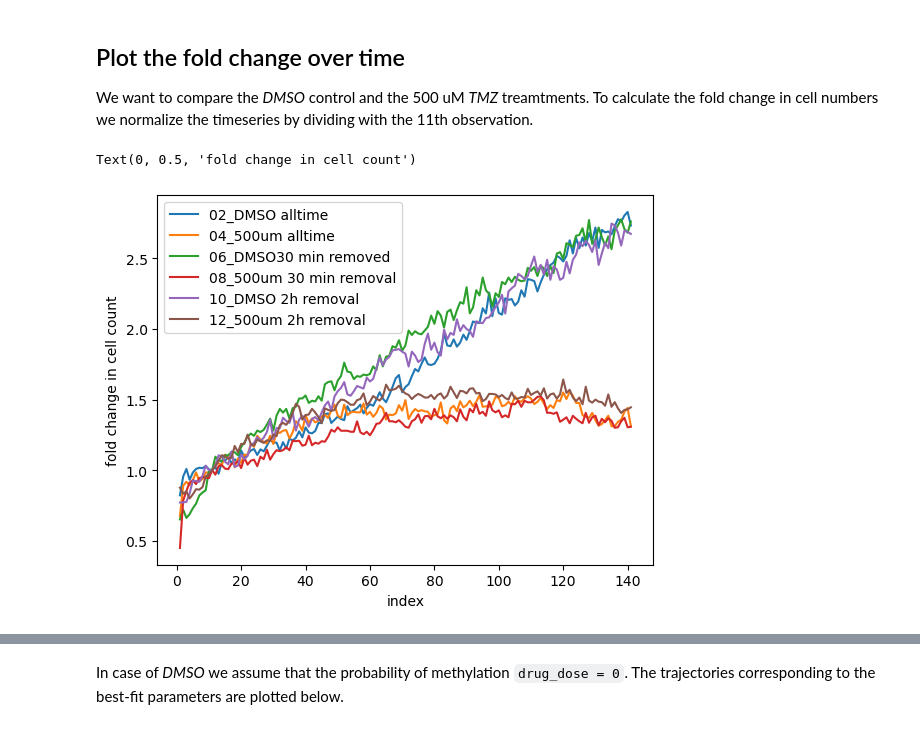
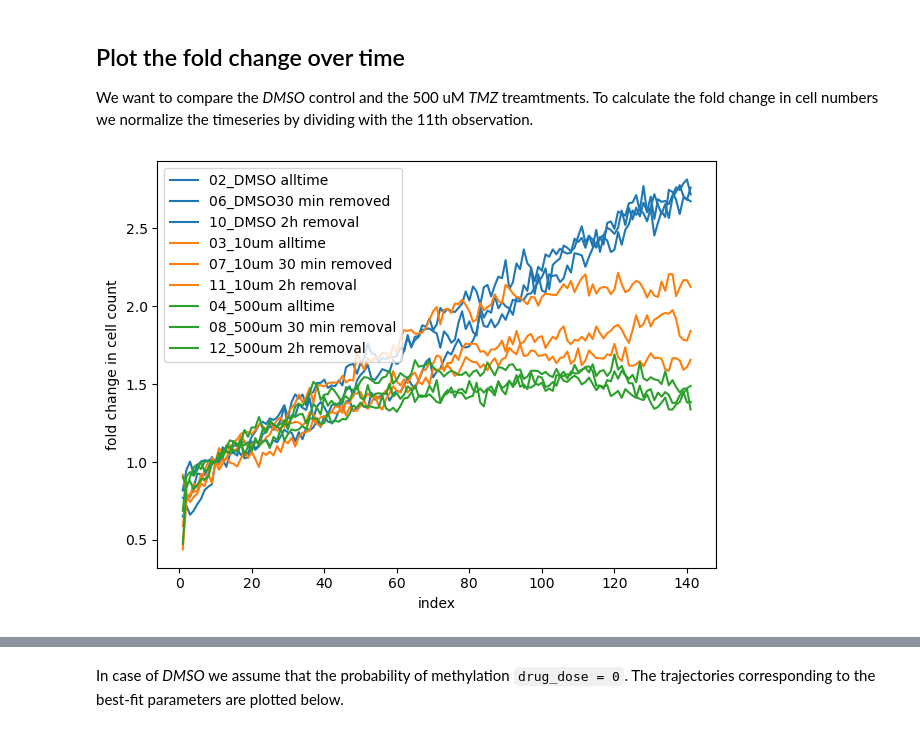
Before and after one commit to Dioscuri-Centre/phenotypic_heterogeneity, a Jupyter notebook: code/analyze_exp33PD.ipynb, the cells around one changed output, grey strips where cells are left out. Cells and saved outputs as stored; diff of their text form; code cells hidden in the pictures.

```diff
--- a/code/analyze_exp33PD.ipynb
+++ b/code/analyze_exp33PD.ipynb
@@ -23,0 +27,20 @@ df.head()
+# %%
+DMSO = [
+    "02_DMSO alltime",
+    "06_DMSO30 min removed",
+    "10_DMSO 2h removal"
+]
+
+TMZ10 = [
+    "03_10um alltime",
+    "07_10um 30 min removed",
+    "11_10um 2h removal"
+]
+
+TMZ500 = [
+    "04_500um alltime",
+    "08_500um 30 min removal",
+    "12_500um 2h removal"
+]
+
+df.loc[:, DMSO]
@@ -24,14 +61,16 @@ df.head()
 # %% [markdown]
 ## Plot the fold change over time
 We want to compare the _DMSO_ control and the 500 uM _TMZ_ treamtments. To calculate the fold change in cell numbers we normalize the timeseries by dividing with the 11th observation.
-# %%
-df.loc[:, ~mask_time] = df.loc[:, ~mask_time].astype(int)
-(df.loc[:, ~mask_time].iloc[:, [0,1,3,4,6,7]] / df.loc[:, ~mask_time].iloc[10, [0,1,3,4,6,7]]).plot()
-plt.xlabel("index")
-plt.ylabel("fold change in cell count")
-# %% [output]
-Text(0, 0.5, 'fold change in cell count')
-[figure, removed]
+# %%
+df[df.columns[::2]] = df[df.columns[::2]].astype(int)
+fig, ax = plt.subplots()
+for treatment, color in zip([DMSO, TMZ10, TMZ500], ["C{}".format(i) for i in range(3)]):
+    (df.loc[:, treatment] / df.loc[10, treatment]).plot(ax = ax, color = color)
+plt.xlabel("index")
+plt.ylabel("fold change in cell count")
+plt.tight_layout()
+# %% [output]
+[figure, added]
 # %% [markdown]
 ### Plot the predicted fold change
 Using the above data points we parametried an agent-based model. This model explicitly considers cell two abstract cell cycle stages; 1. where cells get methylated by TMZ, and 2. where methylated cells die. The cell populations cycles through these stages. One model step is equivalent of 30 min timestep, which is referred to as one unit of time. The model consists of following parameters:
```
Also changed, not shown: parts of 5 cells of this notebook, 4 other files.
